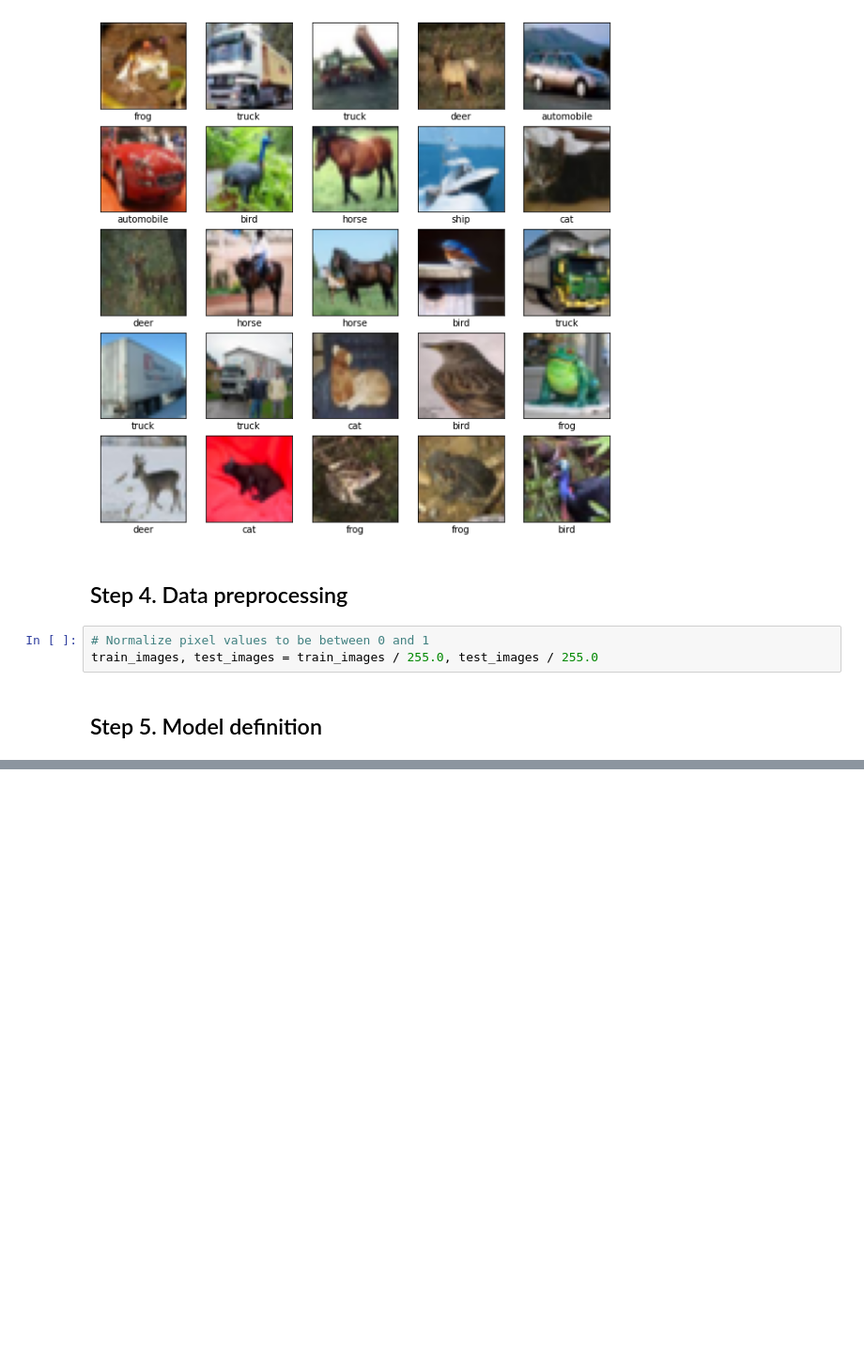
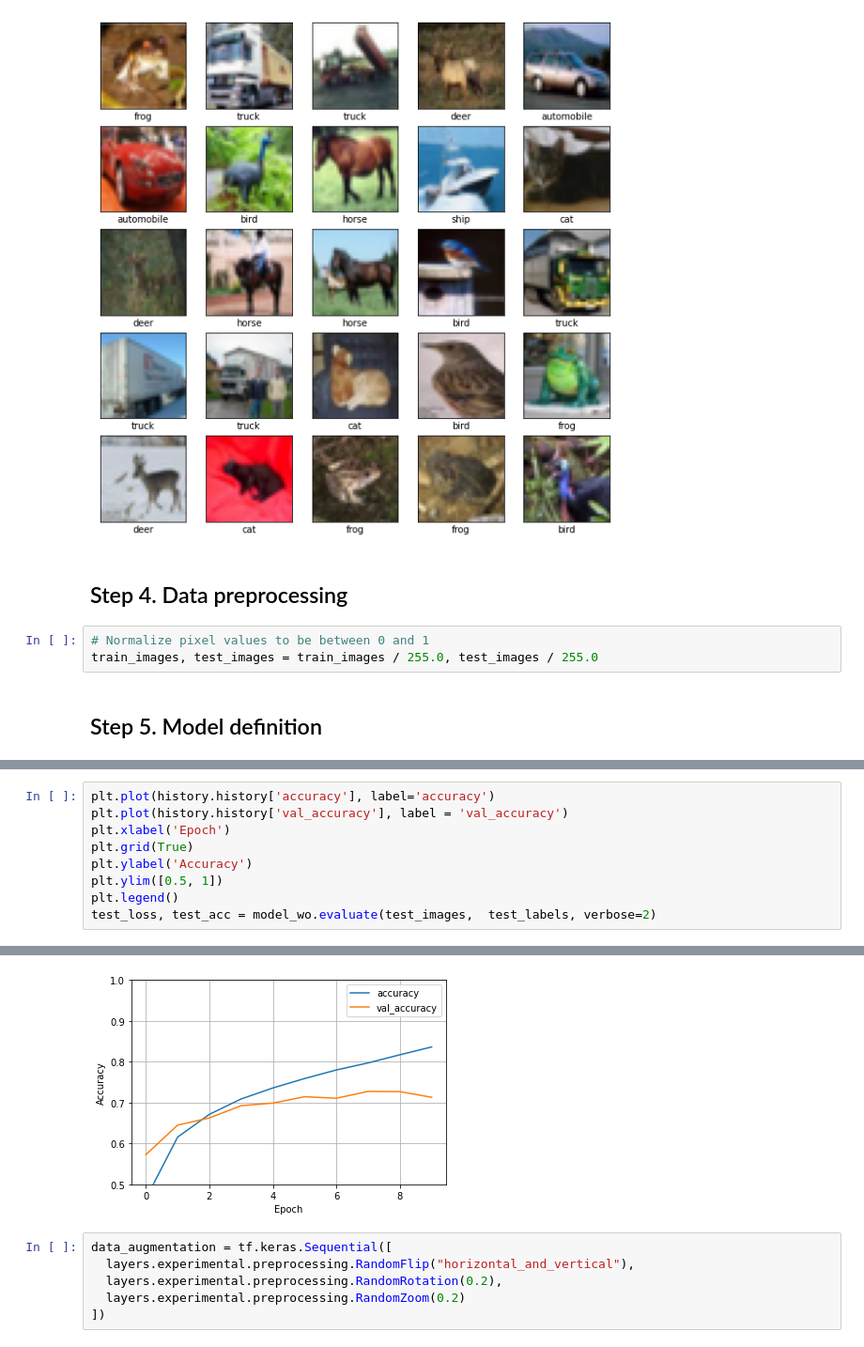
Before and after one commit to poojasaxena/tensorflow-specialization-coursera, a Jupyter notebook: course2_convolutional-neural-networks-tensorflow/04_multiclass-classifications/Course_2_Part_8_Lesson_4_Notebook_(CIFAR10).ipynb, the cells around one changed output, grey strips where cells are left out. Shown at 94% size. Drawn from its saved outputs; the diff is of its cells as text; blank space fills up the shorter version.

```diff
--- a/course2_convolutional-neural-networks-tensorflow/04_multiclass-classifications/Course_2_Part_8_Lesson_4_Notebook_(CIFAR10).ipynb
+++ b/course2_convolutional-neural-networks-tensorflow/04_multiclass-classifications/Course_2_Part_8_Lesson_4_Notebook_(CIFAR10).ipynb
@@ -210,0 +193,10 @@ model.save("rps.h5")
+# %%
+plt.plot(history.history['accuracy'], label='accuracy')
+plt.plot(history.history['val_accuracy'], label = 'val_accuracy')
+plt.xlabel('Epoch')
+plt.grid(True)
+plt.ylabel('Accuracy')
+plt.ylim([0.5, 1])
+plt.legend()
+test_loss, test_acc = model_wo.evaluate(test_images,  test_labels, verbose=2)
+# %% [output]
@@ -210,0 +204,7 @@ model.save("rps.h5")
+[figure, added]
+# %%
+data_augmentation = tf.keras.Sequential([
+  layers.experimental.preprocessing.RandomFlip("horizontal_and_vertical"),
+  layers.experimental.preprocessing.RandomRotation(0.2),
+  layers.experimental.preprocessing.RandomZoom(0.2)
+])
```
Also changed, not shown: parts of 9 cells of this notebook.
